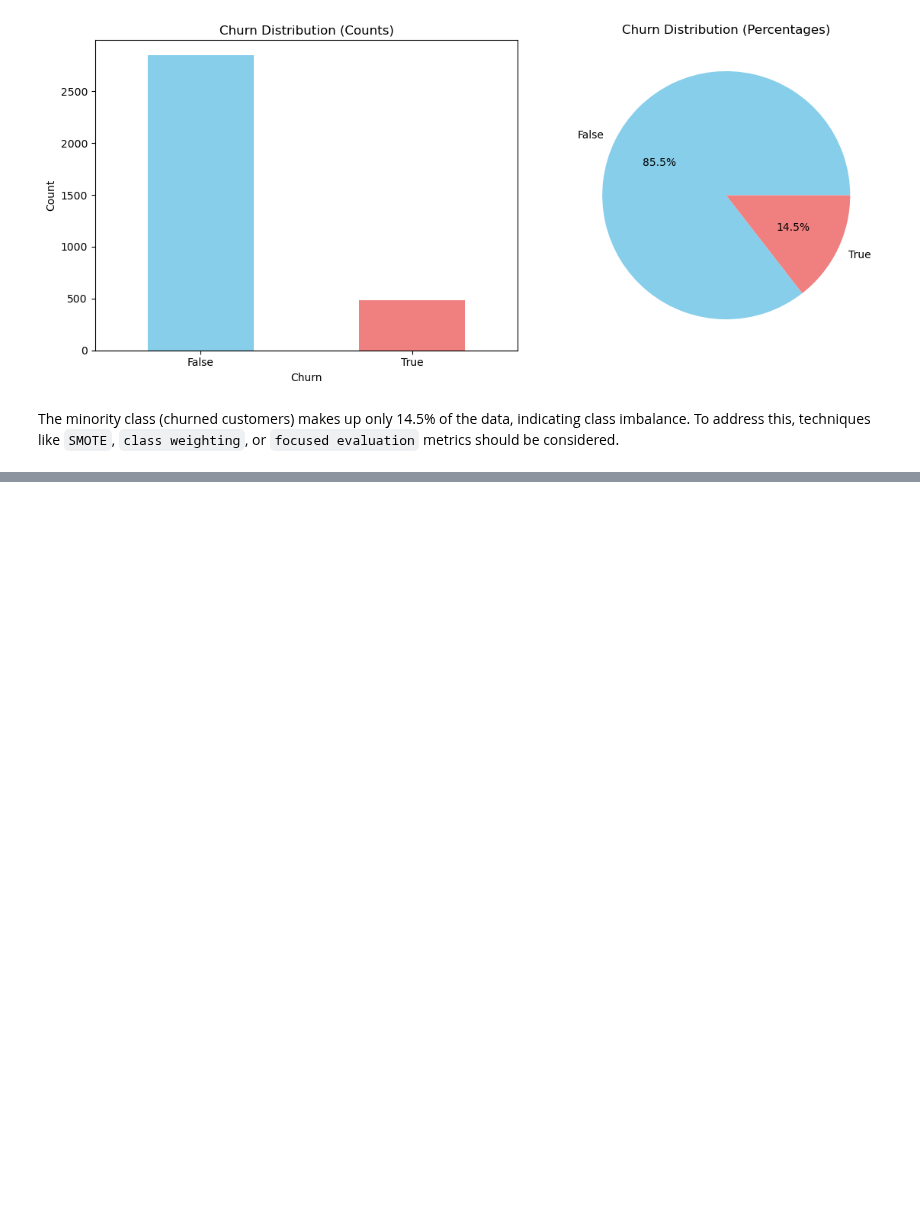
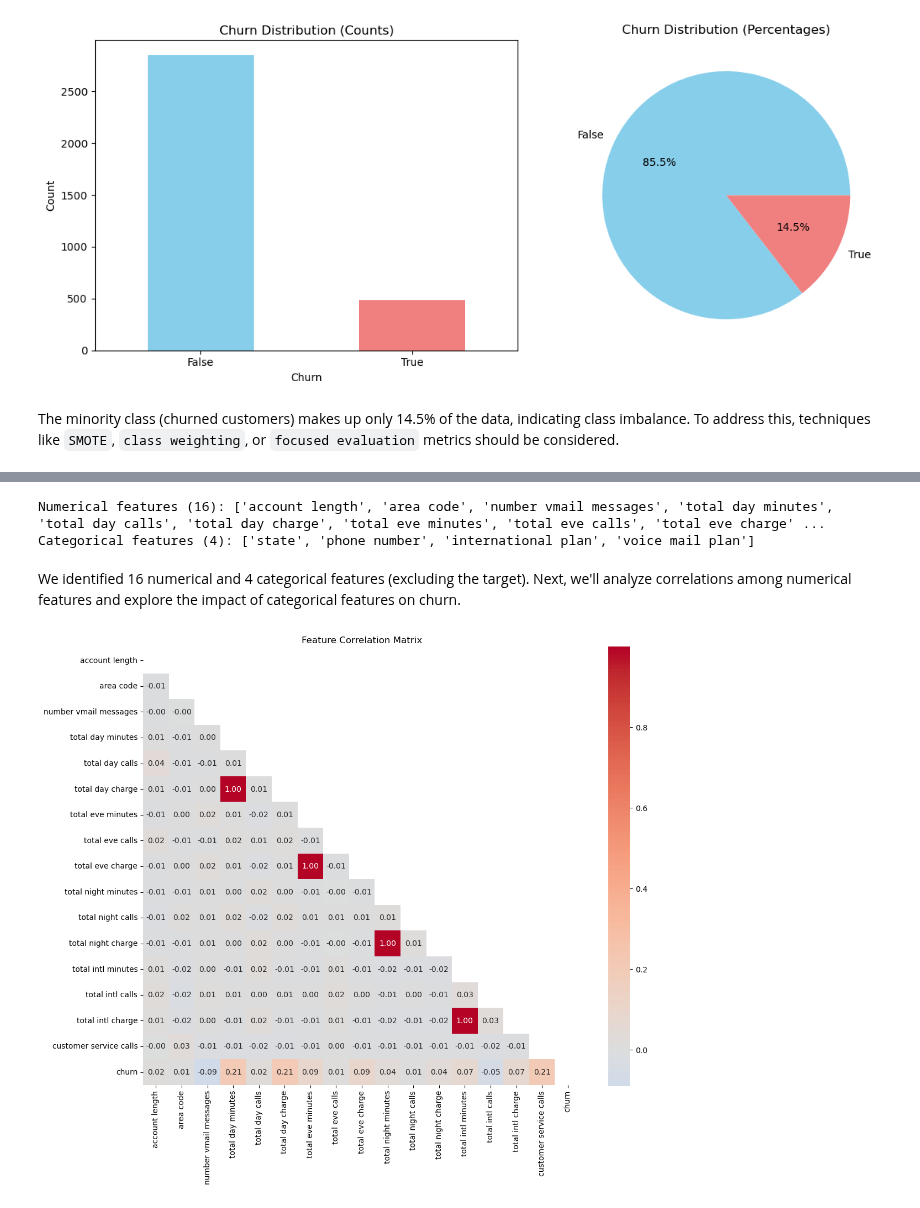
Before and after one commit to Tdoggie/phase-3-project, a Jupyter notebook: index.ipynb, the cells around one changed output, grey strips where cells are left out. Drawn from its saved outputs; the diff is of its cells as text; code cells hidden in the pictures; blank space fills up the shorter version.

```diff
--- a/index.ipynb
+++ b/index.ipynb
@@ -143,7 +143,8 @@ Understanding the distribution of our target variable (`churn`) is crucial for:
 - Setting appropriate evaluation metrics
 - Understanding the business context
 # %%
-churn_counts = df['churn'].value_counts()
+target_col = 'churn'
+churn_counts = df[target_col].value_counts()
 churn_counts
 # %% [output]
 churn
@@ -183,0 +192,33 @@ The minority class (churned customers) makes up only 14.5% of the data, indicati
+# %%
+# Separate numerical and categorical features
+numerical_features = df.select_dtypes(include=[np.number]).columns.tolist()
+categorical_features = df.select_dtypes(include=['object', 'bool']).columns.tolist()
+# %%
+# Remove target from feature lists if present
+if target_col in numerical_features:
+    numerical_features.remove(target_col)
+if target_col in categorical_features:
+    categorical_features.remove(target_col)
+
+print(f"Numerical features ({len(numerical_features)}): {numerical_features}")
+print(f"Categorical features ({len(categorical_features)}): {categorical_features}")
+# %% [output]
+Numerical features (16): ['account length', 'area code', 'number vmail messages', 'total day minutes', 'total day calls', 'total day charge', 'total eve minutes', 'total eve calls', 'total eve charge' ...
+Categorical features (4): ['state', 'phone number', 'international plan', 'voice mail plan']
+# %% [markdown]
+We identified 16 numerical and 4 categorical features (excluding the target). Next, we'll analyze correlations among numerical features and explore the impact of categorical features on churn.
+# %%
+# Correlation analysis for numerical features
+# Correlation matrix
+plt.figure(figsize=(12, 10))
+correlation_matrix = df[numerical_features + [target_col]].corr()
+
+# Create heatmap
+mask = np.triu(np.ones_like(correlation_matrix, dtype=bool))
+sns.heatmap(correlation_matrix, annot=True, cmap='coolwarm', center=0,
+            square=True, mask=mask, fmt='.2f')
+plt.title('Feature Correlation Matrix')
+plt.tight_layout()
+plt.show()
+# %% [output]
+[figure, added]
```
Also changed, not shown: parts of 8 cells of this notebook.
